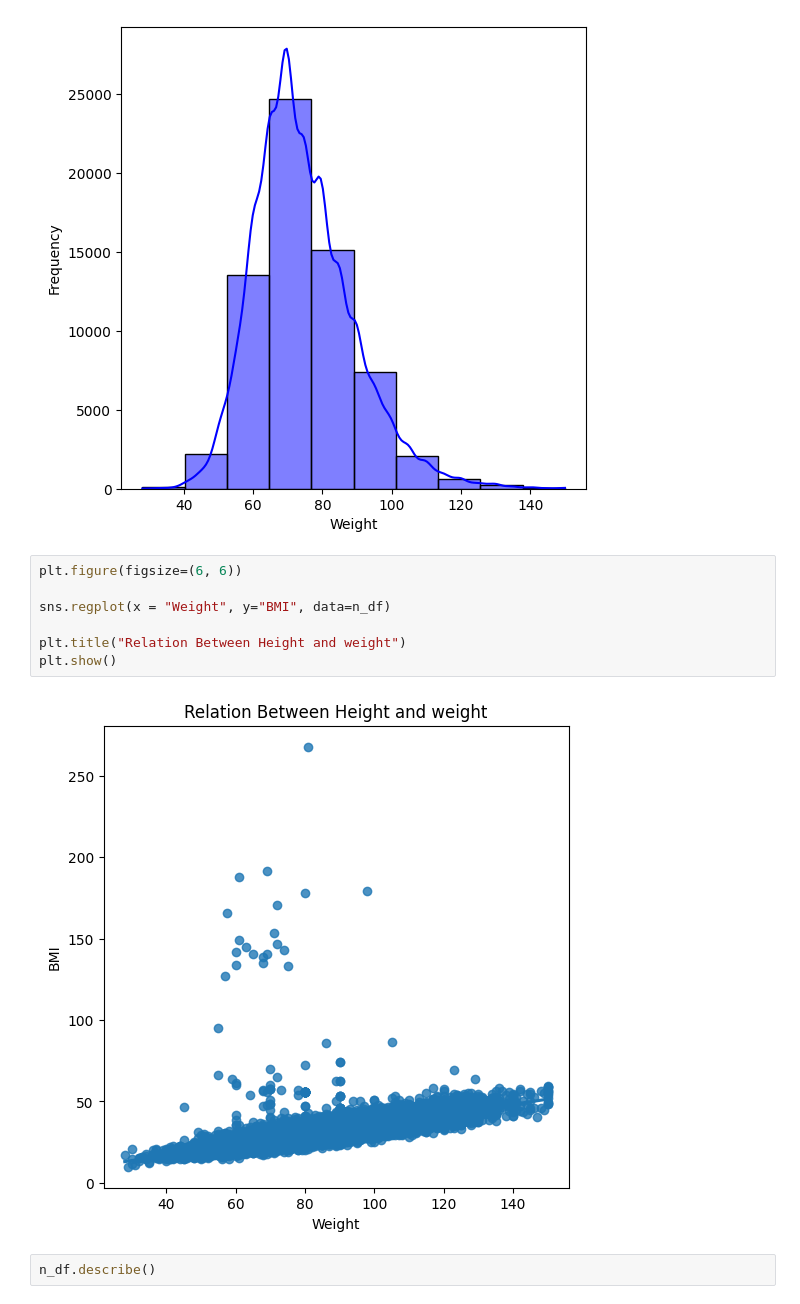
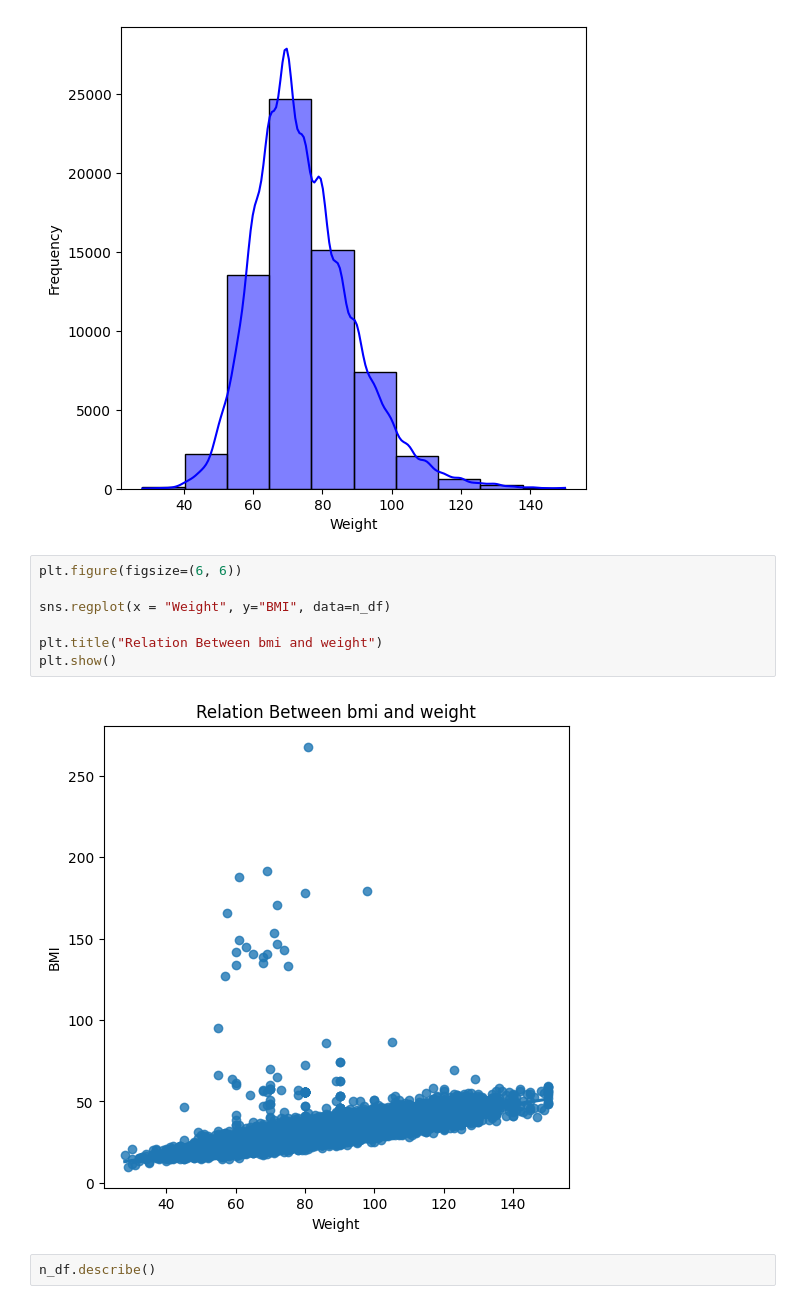
Before and after one commit to kenyyode/Cardio-Data, a Jupyter notebook: Analysis and model.ipynb, the cells around one changed output. Cells and saved outputs as stored; diff of their text form.

```diff
--- a/Analysis and model.ipynb
+++ b/Analysis and model.ipynb
@@ -85,12 +94,12 @@ plt.show()
 # %%
 plt.figure(figsize=(6, 6))
 
 sns.regplot(x = "Weight", y="BMI", data=n_df)
 
-plt.title("Relation Between Height and weight")
+plt.title("Relation Between bmi and weight")
 plt.show()
 # %% [output]
-[figure, old version]
+[figure, new version]
 # %%
 n_df.describe()
 # %% [output]
```
Also changed, not shown: parts of 3 cells of this notebook, 1 other file.
